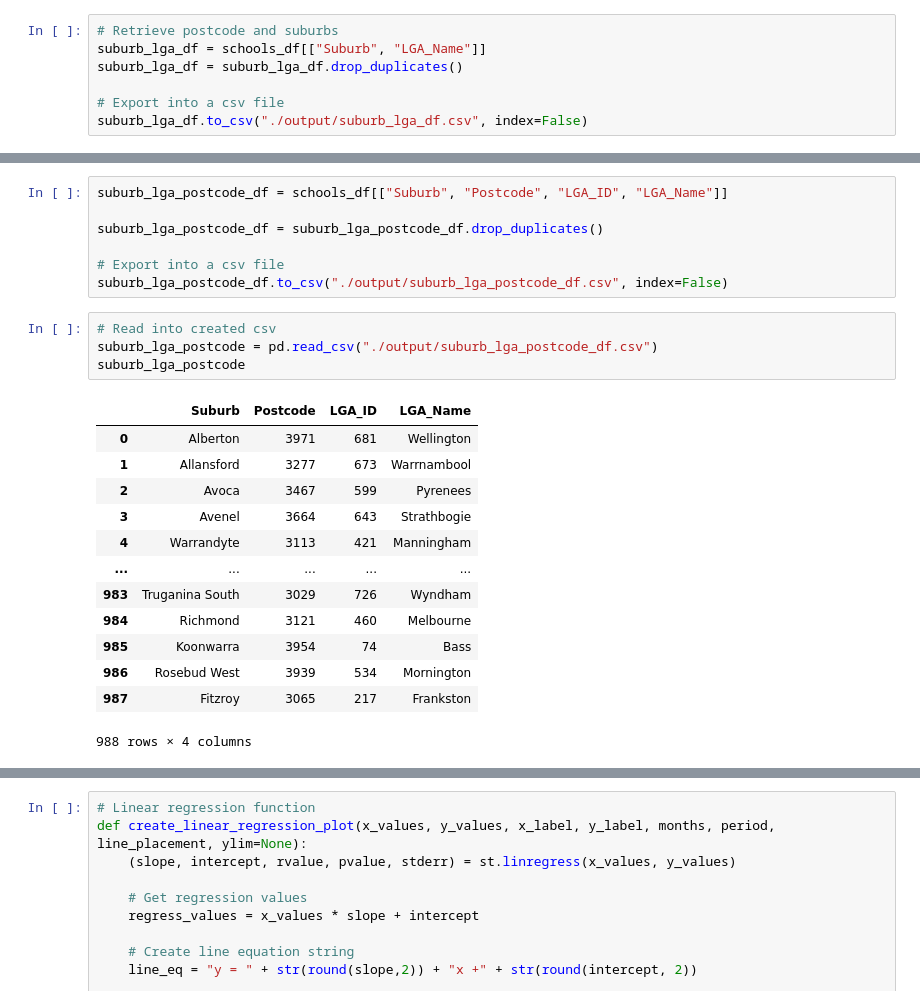
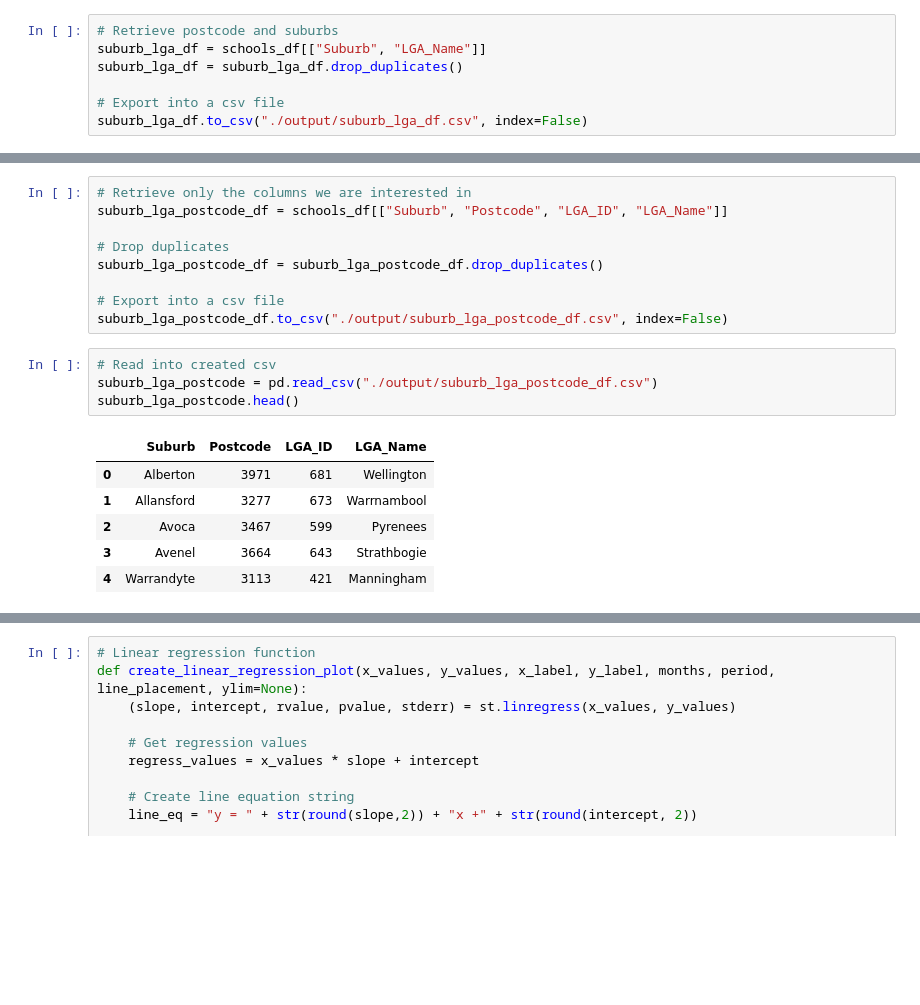
Before and after one commit to jeremychiaa/covid-victorian-real-estate, a Jupyter notebook: cleaned_schools.ipynb, the cells around one changed output, grey strips where cells are left out. Cells and saved outputs as stored; diff of their text form; blank space fills up the shorter version.

```diff
--- a/cleaned_schools.ipynb
+++ b/cleaned_schools.ipynb
@@ -103,6 +63,8 @@ suburb_lga
 # %%
+# Retrieve only the columns we are interested in
 suburb_lga_postcode_df = schools_df[["Suburb", "Postcode", "LGA_ID", "LGA_Name"]]
 
+# Drop duplicates
 suburb_lga_postcode_df = suburb_lga_postcode_df.drop_duplicates()
 
 # Export into a csv file
@@ -110,21 +72,14 @@ suburb_lga_postcode_df.to_csv("./output/suburb_lga_postcode_df.csv", index=False
 # %%
 # Read into created csv
 suburb_lga_postcode = pd.read_csv("./output/suburb_lga_postcode_df.csv")
-suburb_lga_postcode
+suburb_lga_postcode.head()
 # %% [output]
 |  | Suburb | Postcode | LGA_ID | LGA_Name |
 | 0 | Alberton | 3971 | 681 | Wellington |
 | 1 | Allansford | 3277 | 673 | Warrnambool |
 | 2 | Avoca | 3467 | 599 | Pyrenees |
 | 3 | Avenel | 3664 | 643 | Strathbogie |
 | 4 | Warrandyte | 3113 | 421 | Manningham |
-| ... | ... | ... | ... | ... |
-| 983 | Truganina South | 3029 | 726 | Wyndham |
-| 984 | Richmond | 3121 | 460 | Melbourne |
-| 985 | Koonwarra | 3954 | 74 | Bass |
-| 986 | Rosebud West | 3939 | 534 | Mornington |
-| 987 | Fitzroy | 3065 | 217 | Frankston |
-988 rows × 4 columns
 # %%
 # Groupby suburbs by LGA name
 grouped_schools_df = schools_df.groupby(["LGA_Name"])
```
Also changed, not shown: parts of 22 cells of this notebook, 1 other file.
